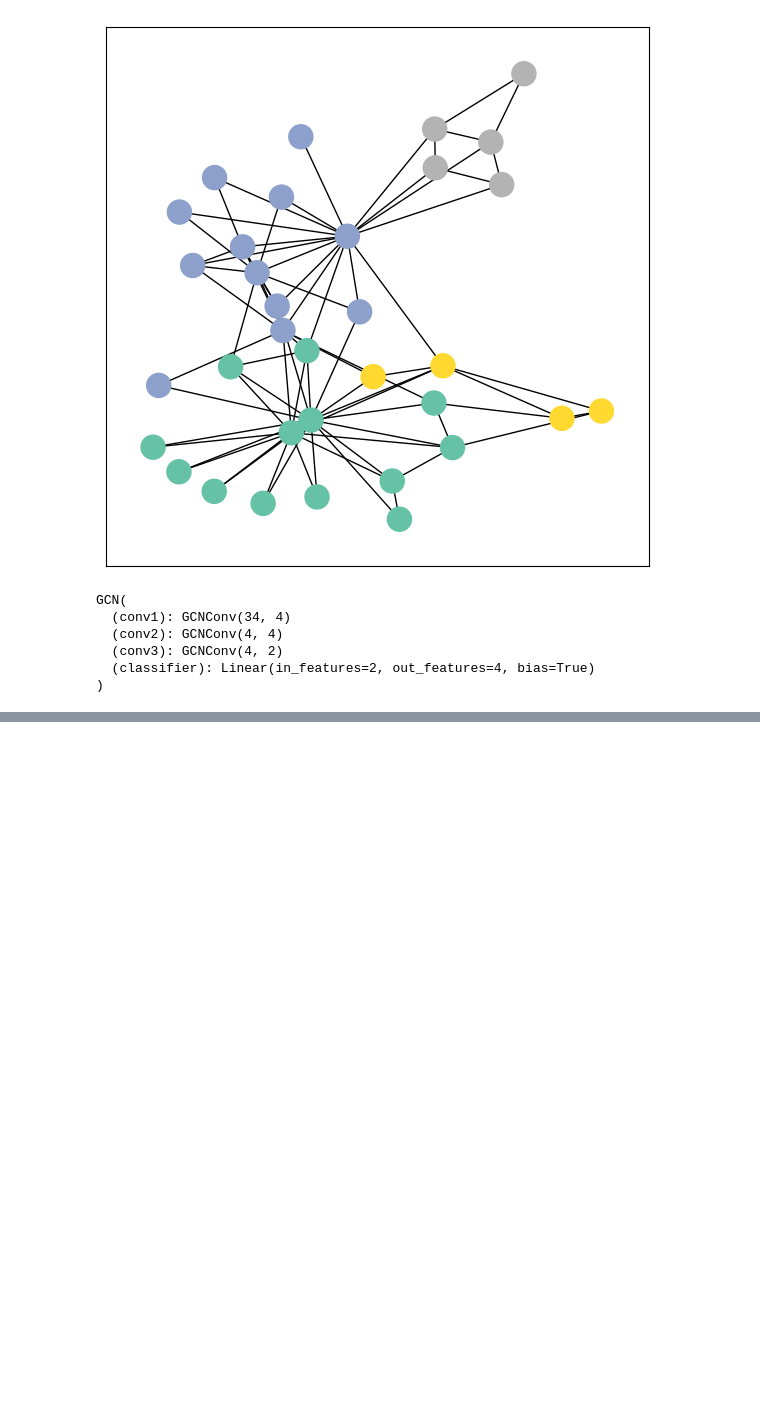
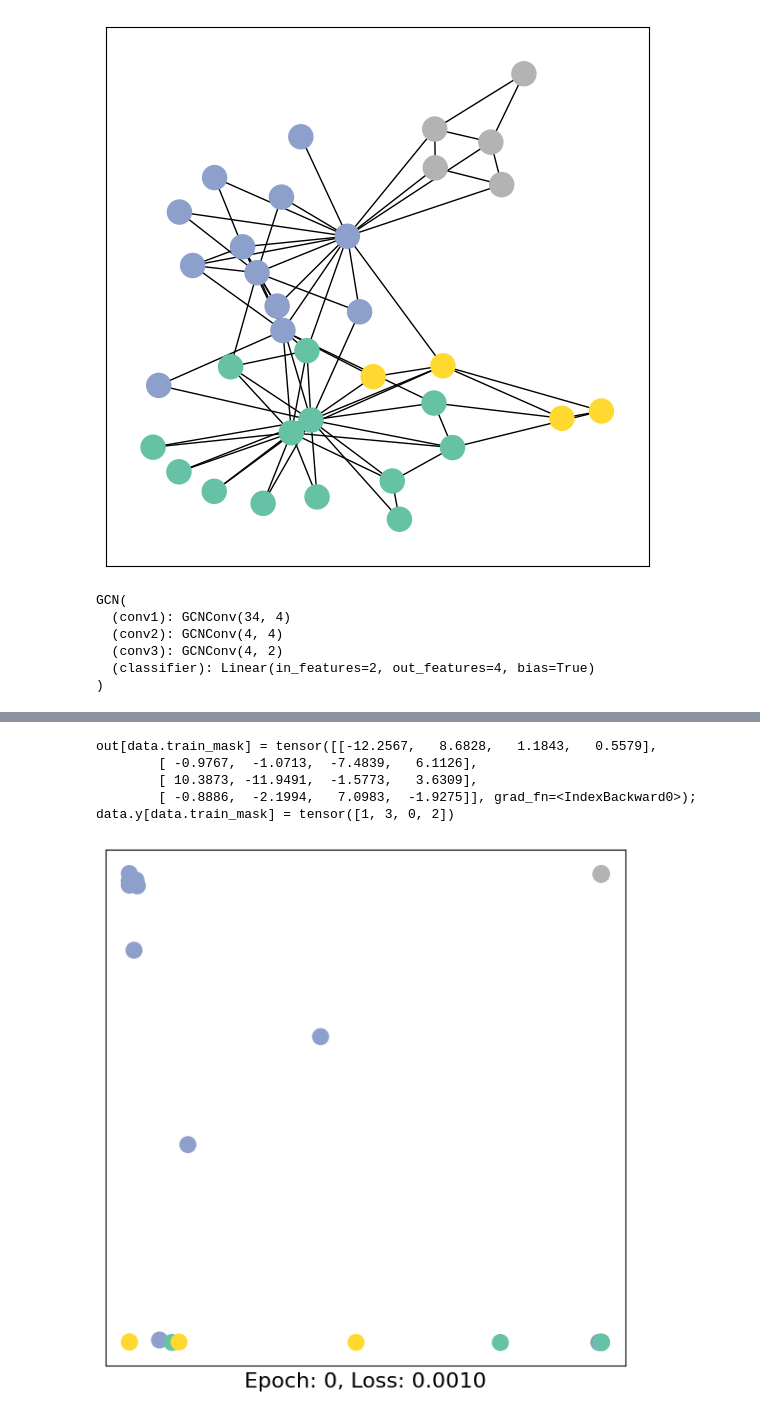
Before and after one commit to ajegorovs/aj_python_tool_lib, a Jupyter notebook: data_processing/neural_networks/Graph_neural_networks/pytorch_geometric_tutorial/01_intro.ipynb, the cells around one changed output, grey strips where cells are left out. Drawn from its saved outputs; the diff is of its cells as text; code cells hidden in the pictures; blank space fills up the shorter version.

```diff
--- a/data_processing/neural_networks/Graph_neural_networks/pytorch_geometric_tutorial/01_intro.ipynb
+++ b/data_processing/neural_networks/Graph_neural_networks/pytorch_geometric_tutorial/01_intro.ipynb
@@ -51,7 +51,9 @@ Number of graphs: 1
 Number of features: 34
 Number of classes: 4
 # %%
-data = dataset[0];data['y']
+data = dataset[0]
+print(data.y)
+print(data.x)   # one-hot encoded ID
 # %% [output]
 tensor([1, 1, 1, 1, 3, 3, 3, 1, 0, 1, 3, 1, 1, 1, 0, 0, 3, 1, 0, 1, 0, 1, 0, 0,
         2, 2, 0, 0, 2, 0, 0, 2, 0, 0])
@@ -110,18 +122,25 @@ visualize_embedding(h, color=data.y)
 # %%
 criterion = nn.CrossEntropyLoss()
 optimizer = torch.optim.Adam(model.parameters(), lr = 0.01)
 
 def train(data):
     optimizer.zero_grad()
     out,h = model(data.x, data.edge_index)
+    print(f'{out[data.train_mask] = }; {data.y[data.train_mask] = }')
     loss = criterion(out[data.train_mask], data.y[data.train_mask])
     loss.backward()
     optimizer.step()
     return loss, h
 
-for epoch in range(401):
+for epoch in range(1):
     loss,h = train(data)
 
-    if epoch % 10 == 0:
+    if epoch % 50 == 0:
         visualize_embedding(h, color = data.y, epoch=epoch, loss=loss)
         time.sleep(0.3)
+# %% [output]
+out[data.train_mask] = tensor([[-12.2567,   8.6828,   1.1843,   0.5579],
+        [ -0.9767,  -1.0713,  -7.4839,   6.1126],
+        [ 10.3873, -11.9491,  -1.5773,   3.6309],
+        [ -0.8886,  -2.1994,   7.0983,  -1.9275]], grad_fn=<IndexBackward0>); data.y[data.train_mask] = tensor([1, 3, 0, 2])
+[figure, added]
```
Also changed, not shown: parts of 2 cells of this notebook, 1 other file.
